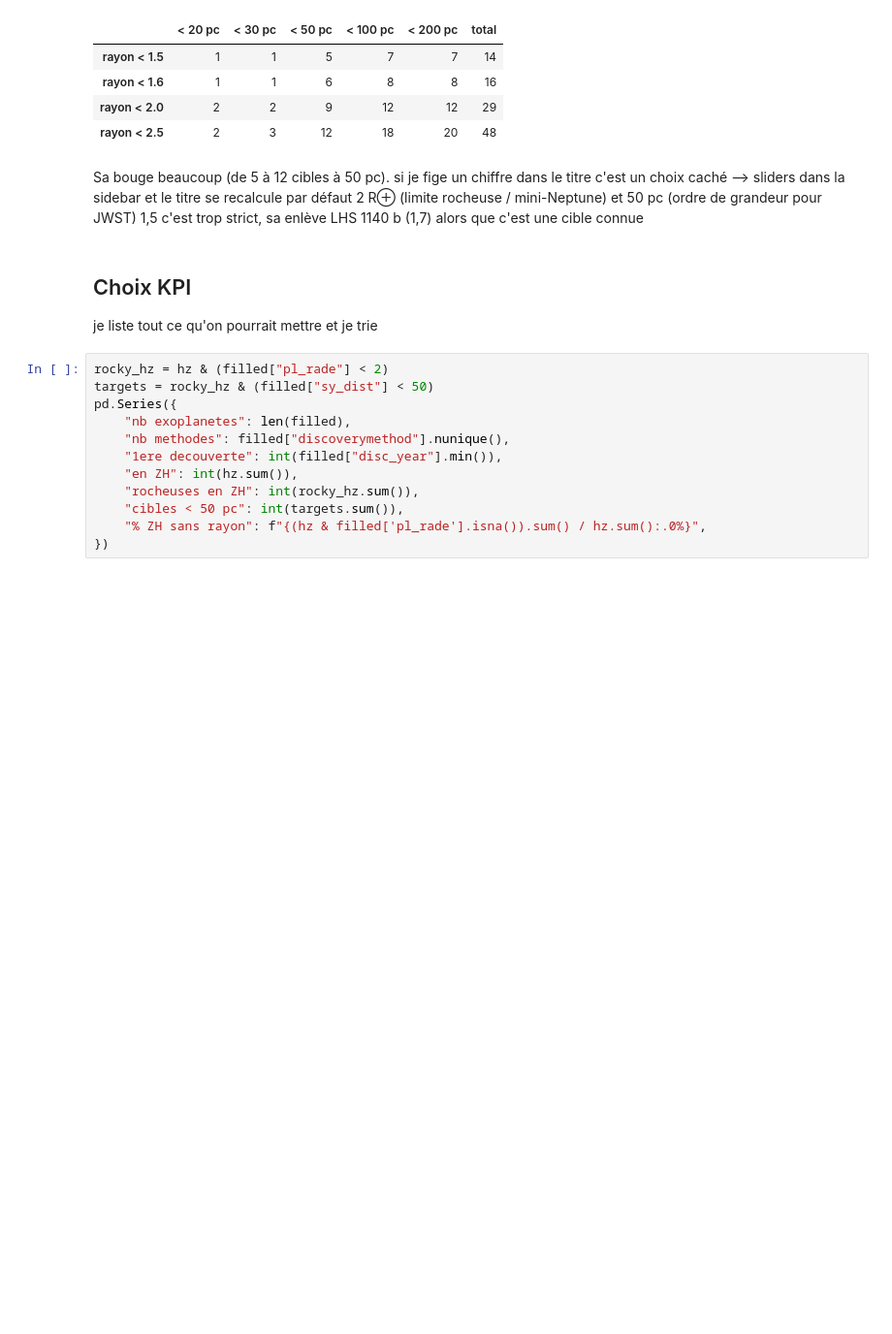
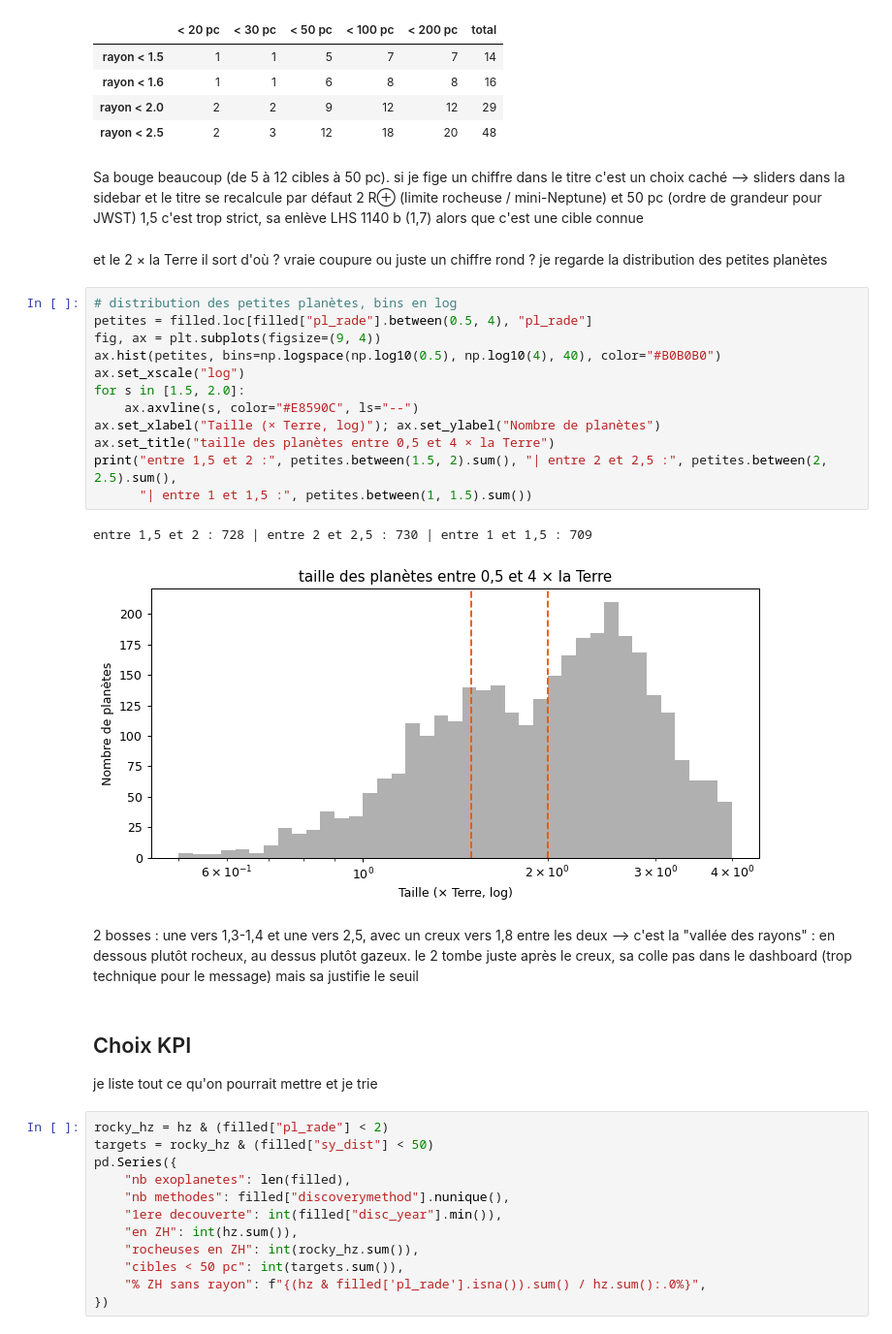
Before and after one commit to lsayah/dashboard_JWST_Data_Viz, a Jupyter notebook: test.ipynb, the cells around one changed output. Shown at 97% size. Saved outputs shown, nothing was run; the diff lists cells and outputs as text; blank space fills up the shorter version.

```diff
--- a/test.ipynb
+++ b/test.ipynb
@@ -179,6 +197,27 @@ Sa bouge beaucoup (de 5 à 12 cibles à 50 pc). si je fige un chiffre dans le ti
 --> sliders dans la sidebar et le titre se recalcule
 par défaut 2 R⊕ (limite rocheuse / mini-Neptune) et 50 pc (ordre de grandeur pour JWST)
 1,5 c'est trop strict, sa enlève LHS 1140 b (1,7) alors que c'est une cible connue
+# %% [markdown]
+et le 2 × la Terre il sort d'où ? vraie coupure ou juste un chiffre rond ? je regarde la distribution des petites planètes
+# %%
+# distribution des petites planètes, bins en log
+petites = filled.loc[filled["pl_rade"].between(0.5, 4), "pl_rade"]
+fig, ax = plt.subplots(figsize=(9, 4))
+ax.hist(petites, bins=np.logspace(np.log10(0.5), np.log10(4), 40), color="#B0B0B0")
+ax.set_xscale("log")
+for s in [1.5, 2.0]:
+    ax.axvline(s, color="#E8590C", ls="--")
+ax.set_xlabel("Taille (× Terre, log)"); ax.set_ylabel("Nombre de planètes")
+ax.set_title("taille des planètes entre 0,5 et 4 × la Terre")
+print("entre 1,5 et 2 :", petites.between(1.5, 2).sum(), "| entre 2 et 2,5 :", petites.between(2, 2.5).sum(),
+      "| entre 1 et 1,5 :", petites.between(1, 1.5).sum())
+# %% [output]
+entre 1,5 et 2 : 728 | entre 2 et 2,5 : 730 | entre 1 et 1,5 : 709
+[figure, added]
+# %% [markdown]
+2 bosses : une vers 1,3-1,4 et une vers 2,5, avec un creux vers 1,8 entre les deux
+--> c'est la "vallée des rayons" : en dessous plutôt rocheux, au dessus plutôt gazeux. le 2 tombe juste après le creux, sa colle
+pas dans le dashboard (trop technique pour le message) mais sa justifie le seuil
 # %% [markdown]
 ## Choix  KPI
 
```
Also changed, not shown: parts of 18 cells of this notebook.
